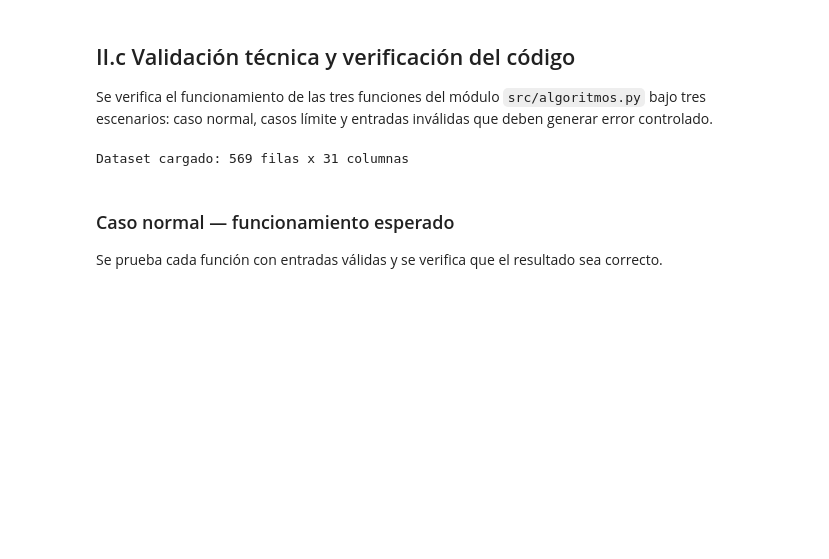
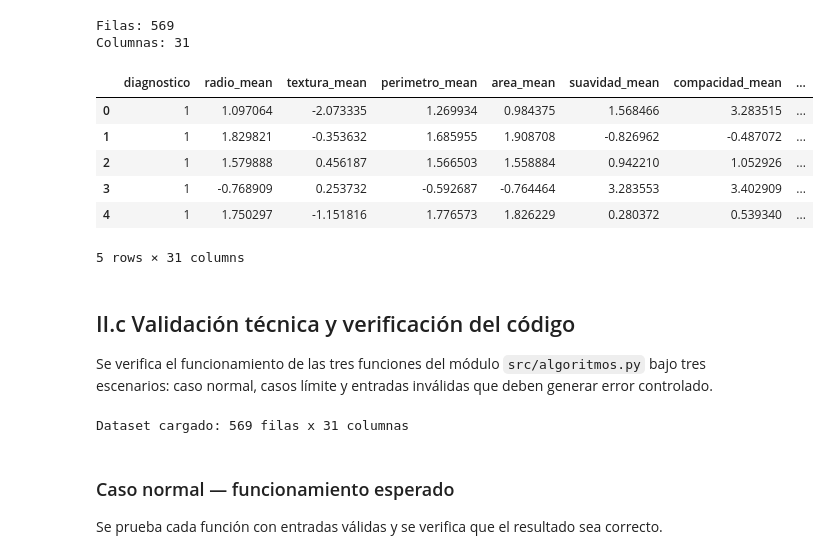
Before and after one commit to k1ngdom0fbullsh1t/proyecto-grupo4-mcdi500, a Jupyter notebook: notebooks/f3_modelamiento/F3_Algoritmos_Complejidad.ipynb, the cells around one changed output. Drawn from its saved outputs; the diff is of its cells as text; code cells hidden in the pictures; blank space fills up the shorter version.

```diff
--- a/notebooks/f3_modelamiento/F3_Algoritmos_Complejidad.ipynb
+++ b/notebooks/f3_modelamiento/F3_Algoritmos_Complejidad.ipynb
@@ -1,3 +36,22 @@
+# %%
+import pandas as pd
+
+df_proc = pd.read_csv("../../data/processed/wdbc_procesado.csv")
+
+print(f"Filas: {df_proc.shape[0]}")
+print(f"Columnas: {df_proc.shape[1]}")
+
+df_proc.head()
+# %% [output]
+Filas: 569
+Columnas: 31
+|  | diagnostico | radio_mean | textura_mean | perimetro_mean | area_mean | suavidad_mean | compacidad_mean | ... |
+| 0 | 1 | 1.097064 | -2.073335 | 1.269934 | 0.984375 | 1.568466 | 3.283515 | ... |
+| 1 | 1 | 1.829821 | -0.353632 | 1.685955 | 1.908708 | -0.826962 | -0.487072 | ... |
+| 2 | 1 | 1.579888 | 0.456187 | 1.566503 | 1.558884 | 0.942210 | 1.052926 | ... |
+| 3 | 1 | -0.768909 | 0.253732 | -0.592687 | -0.764464 | 3.283553 | 3.402909 | ... |
+| 4 | 1 | 1.750297 | -1.151816 | 1.776573 | 1.826229 | 0.280372 | 0.539340 | ... |
+5 rows × 31 columns
 # %% [markdown]
 ## II.c Validación técnica y verificación del código
 
```
Also changed, not shown: parts of 4 cells of this notebook.
